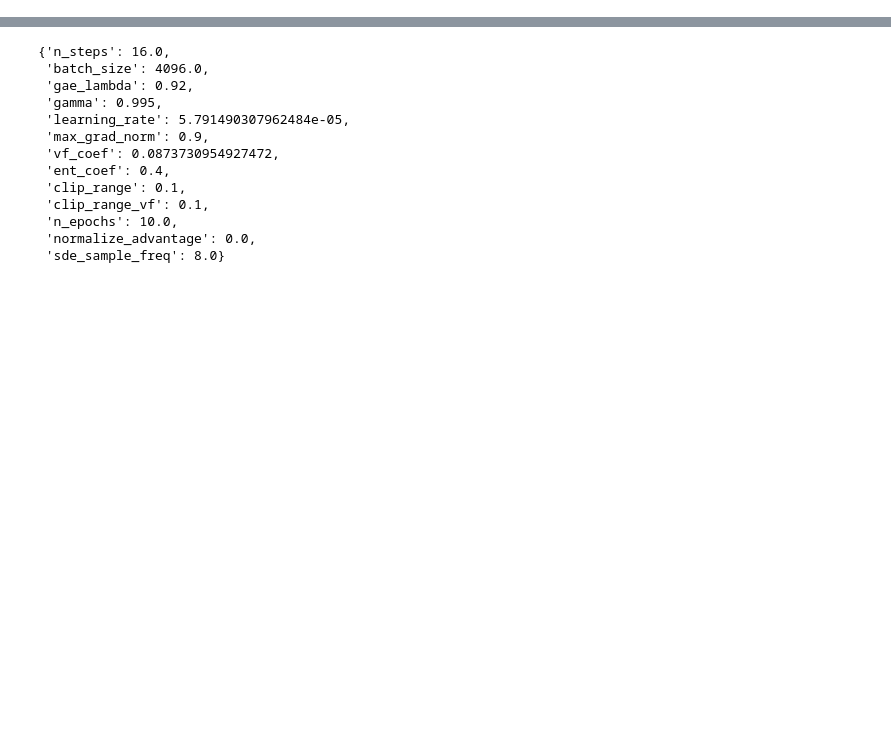
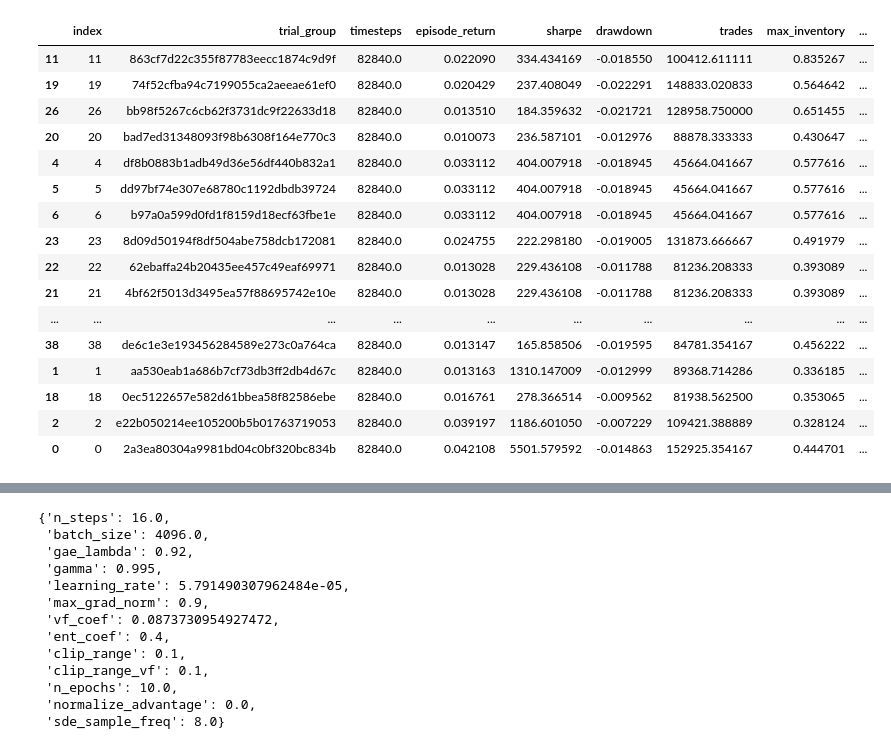
Before and after one commit to JuusoAsd/thesis, a Jupyter notebook: src/data_management/help.ipynb, the cells around one changed output, grey strips where cells are left out. Saved outputs shown, nothing was run; the diff lists cells and outputs as text; code cells hidden in the pictures; blank space fills up the shorter version.

```diff
--- a/src/data_management/help.ipynb
+++ b/src/data_management/help.ipynb
@@ -69,3 +85,0 @@ def get_data_by_dates(start_date: Union[datetime, str], end_date=None, days=None
-# %%
-df = pd.read_csv("/Volumes/ssd/gradu_data/trials/preload_repeat_test/trial_results.csv")
-df
@@ -81,0 +149,24 @@ df
+# %%
+sorted = all_rewards.sort_values('sharpe', ascending=False).reset_index(drop=True).reset_index()
+sorted[['index', 'reward_func']].groupby('reward_func').mean()
+sorted['var_sharp'] = sorted.sharpe - sorted.sharpe_std
+
+sorted.sort_values('var_sharp', ascending=False)
+# %% [output]
+|  | index | trial_group | timesteps | episode_return | sharpe | drawdown | trades | max_inventory | ... |
+| 11 | 11 | 863cf7d22c355f87783eecc1874c9d9f | 82840.0 | 0.022090 | 334.434169 | -0.018550 | 100412.611111 | 0.835267 | ... |
+| 19 | 19 | 74f52cfba94c7199055ca2aeeae61ef0 | 82840.0 | 0.020429 | 237.408049 | -0.022291 | 148833.020833 | 0.564642 | ... |
+| 26 | 26 | bb98f5267c6cb62f3731dc9f22633d18 | 82840.0 | 0.013510 | 184.359632 | -0.021721 | 128958.750000 | 0.651455 | ... |
+| 20 | 20 | bad7ed31348093f98b6308f164e770c3 | 82840.0 | 0.010073 | 236.587101 | -0.012976 | 88878.333333 | 0.430647 | ... |
+| 4 | 4 | df8b0883b1adb49d36e56df440b832a1 | 82840.0 | 0.033112 | 404.007918 | -0.018945 | 45664.041667 | 0.577616 | ... |
+| 5 | 5 | dd97bf74e307e68780c1192dbdb39724 | 82840.0 | 0.033112 | 404.007918 | -0.018945 | 45664.041667 | 0.577616 | ... |
+| 6 | 6 | b97a0a599d0fd1f8159d18ecf63fbe1e | 82840.0 | 0.033112 | 404.007918 | -0.018945 | 45664.041667 | 0.577616 | ... |
+| 23 | 23 | 8d09d50194f8df504abe758dcb172081 | 82840.0 | 0.024755 | 222.298180 | -0.019005 | 131873.666667 | 0.491979 | ... |
+| 22 | 22 | 62ebaffa24b20435ee457c49eaf69971 | 82840.0 | 0.013028 | 229.436108 | -0.011788 | 81236.208333 | 0.393089 | ... |
+| 21 | 21 | 4bf62f5013d3495ea57f88695742e10e | 82840.0 | 0.013028 | 229.436108 | -0.011788 | 81236.208333 | 0.393089 | ... |
+| ... | ... | ... | ... | ... | ... | ... | ... | ... | ... |
+| 38 | 38 | de6c1e3e193456284589e273c0a764ca | 82840.0 | 0.013147 | 165.858506 | -0.019595 | 84781.354167 | 0.456222 | ... |
+| 1 | 1 | aa530eab1a686b7cf73db3ff2db4d67c | 82840.0 | 0.013163 | 1310.147009 | -0.012999 | 89368.714286 | 0.336185 | ... |
+| 18 | 18 | 0ec5122657e582d61bbea58f82586ebe | 82840.0 | 0.016761 | 278.366514 | -0.009562 | 81938.562500 | 0.353065 | ... |
+| 2 | 2 | e22b050214ee105200b5b01763719053 | 82840.0 | 0.039197 | 1186.601050 | -0.007229 | 109421.388889 | 0.328124 | ... |
+| 0 | 0 | 2a3ea80304a9981bd04c0bf320bc834b | 82840.0 | 0.042108 | 5501.579592 | -0.014863 | 152925.354167 | 0.444701 | ... |
```
Also changed, not shown: parts of 9 cells of this notebook, 22 other files.
